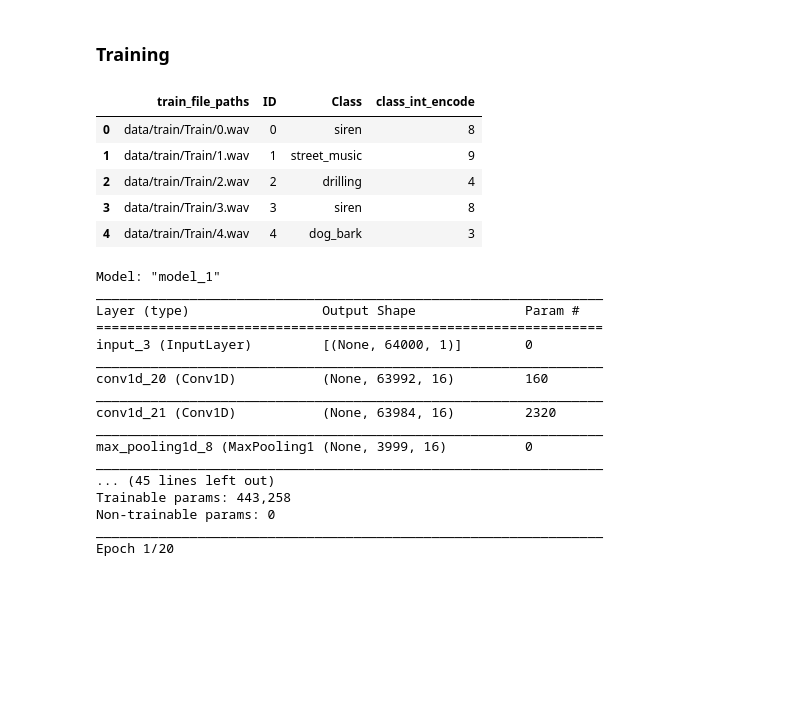
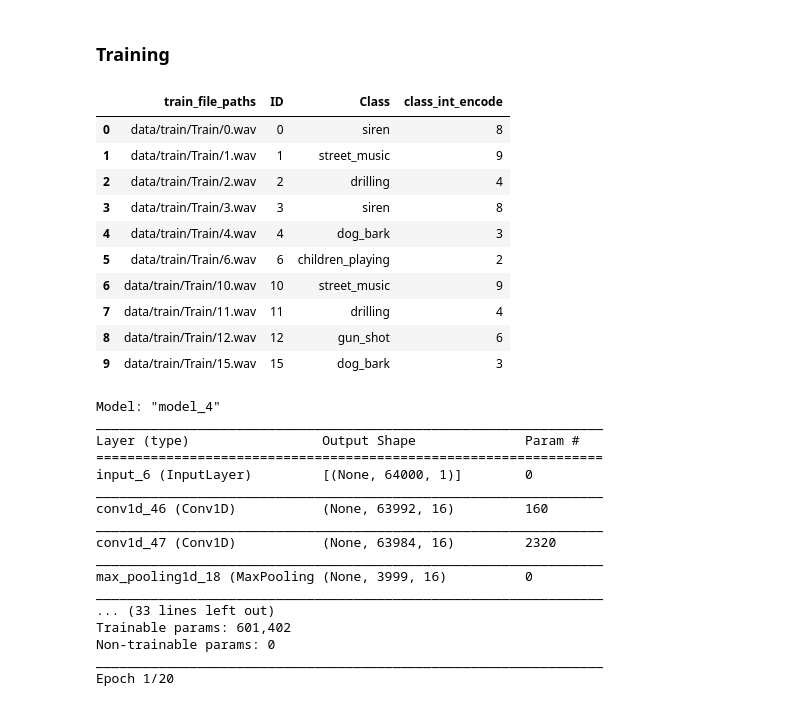
Before and after one commit to rednafi/urban-sound-classification, a Jupyter notebook: sound-classification-1d-cnn.ipynb, the cells around one changed output. Drawn from its saved outputs; the diff is of its cells as text; code cells hidden in the pictures; blank space fills up the shorter version.

```diff
--- a/sound-classification-1d-cnn.ipynb
+++ b/sound-classification-1d-cnn.ipynb
@@ -220,14 +212,19 @@ def generator(file_paths, target_labels, batch_size=batch_size):
 # %% [markdown]
 ### Training
 # %%
-train_file_to_label.head()
+train_file_to_label.head(10)
 # %% [output]
 |  | train_file_paths | ID | Class | class_int_encode |
 | 0 | data/train/Train/0.wav | 0 | siren | 8 |
 | 1 | data/train/Train/1.wav | 1 | street_music | 9 |
 | 2 | data/train/Train/2.wav | 2 | drilling | 4 |
 | 3 | data/train/Train/3.wav | 3 | siren | 8 |
 | 4 | data/train/Train/4.wav | 4 | dog_bark | 3 |
+| 5 | data/train/Train/6.wav | 6 | children_playing | 2 |
+| 6 | data/train/Train/10.wav | 10 | street_music | 9 |
+| 7 | data/train/Train/11.wav | 11 | drilling | 4 |
+| 8 | data/train/Train/12.wav | 12 | gun_shot | 6 |
+| 9 | data/train/Train/15.wav | 15 | dog_bark | 3 |
 # %%
 input_files = train_file_to_label['train_file_paths']
 target_labels = train_file_to_label['class_int_encode']
@@ -247,7 +244,7 @@ model.fit_generator(generator(train_files, train_labels), steps_per_epoch=len(tr
                     validation_data=generator(val_files, val_labels),
                     validation_steps=len(val_files)//batch_size,
                     use_multiprocessing=True, max_queue_size=20,
-                    callbacks=[ModelCheckpoint("baseline_cnn_mel_bigger.h5",
+                    callbacks=[ModelCheckpoint("baseline_cnn.h5",
                                                monitor="val_acc", save_best_only=True),
                                EarlyStopping(patience=5, monitor="val_acc")])
 
@@ -255,23 +252,23 @@ model.fit_generator(generator(train_files, train_labels), steps_per_epoch=len(tr
 # In[18]:
 
 
-#model.save_weights("baseline_cnn.h5")
+model.save_weights("baseline_cnn.h5")
 #model.load_weights("baseline_cnn_mel_bigger.h5")
 # %% [output]
-Model: "model_1"
+Model: "model_4"
 _________________________________________________________________
 Layer (type)                 Output Shape              Param #
 =================================================================
-input_3 (InputLayer)         [(None, 64000, 1)]        0
+input_6 (InputLayer)         [(None, 64000, 1)]        0
 _________________________________________________________________
-conv1d_20 (Conv1D)           (None, 63992, 16)         160
+conv1d_46 (Conv1D)           (None, 63992, 16)         160
 _________________________________________________________________
-conv1d_21 (Conv1D)           (None, 63984, 16)         2320
+conv1d_47 (Conv1D)           (None, 63984, 16)         2320
 _________________________________________________________________
-max_pooling1d_8 (MaxPooling1 (None, 3999, 16)          0
+max_pooling1d_18 (MaxPooling (None, 3999, 16)          0
 _________________________________________________________________
-... (45 lines left out)
-Trainable params: 443,258
+... (33 lines left out)
+Trainable params: 601,402
 Non-trainable params: 0
 _________________________________________________________________
 Epoch 1/20
```
Also changed, not shown: parts of 1 cell of this notebook, 1 other file.
